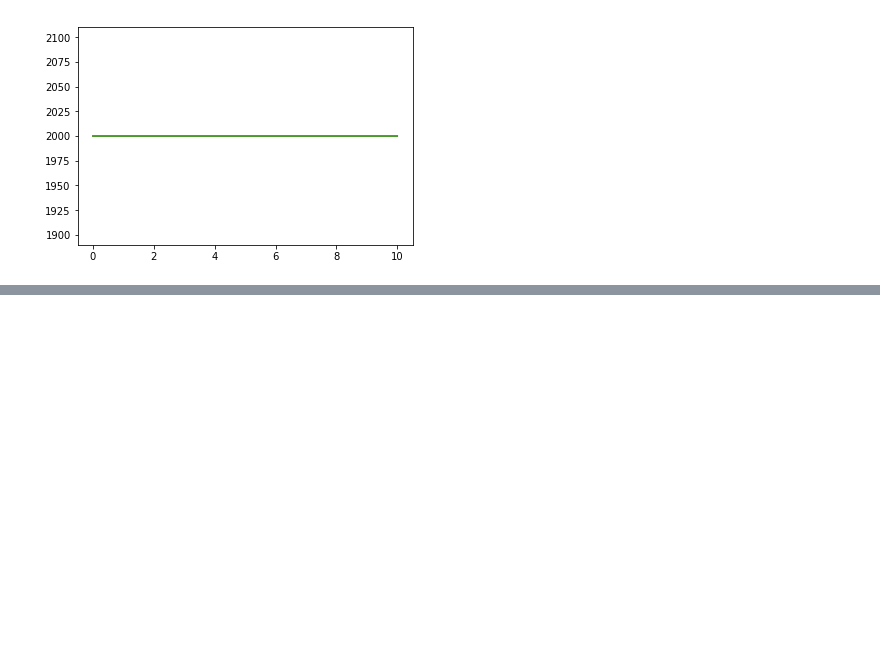
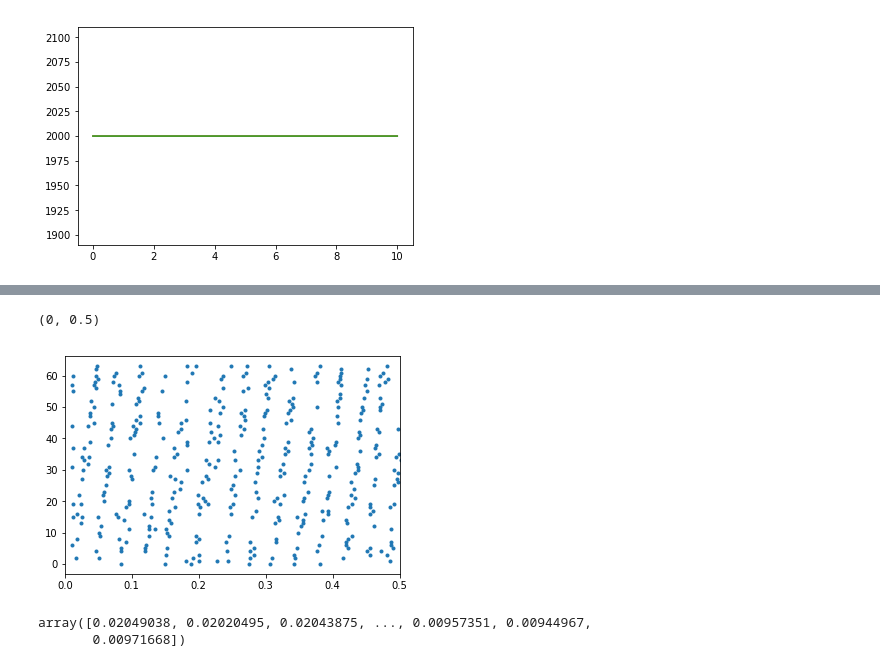
Before and after one commit to acellon/ifat-py, a Jupyter notebook: iscas-ifat.ipynb, the cells around one changed output, grey strips where cells are left out. Cells and saved outputs as stored; diff of their text form; code cells hidden in the pictures; blank space fills up the shorter version.

```diff
--- a/iscas-ifat.ipynb
+++ b/iscas-ifat.ipynb
@@ -423,2 +437,13 @@ check1[int(1.1*ms/(100*us))]
+# %%
+plot(e_spmon.t/second, e_spmon.i,'.')
+xlim([0,0.5])
+# %% [output]
+(0, 0.5)
+[figure, added]
+# %%
+check1
+# %% [output]
+array([0.02049038, 0.02020495, 0.02043875, ..., 0.00957351, 0.00944967,
+       0.00971668])
 # %%
 shape(check1)
```
Also changed, not shown: parts of 21 cells of this notebook, 3 other files.
